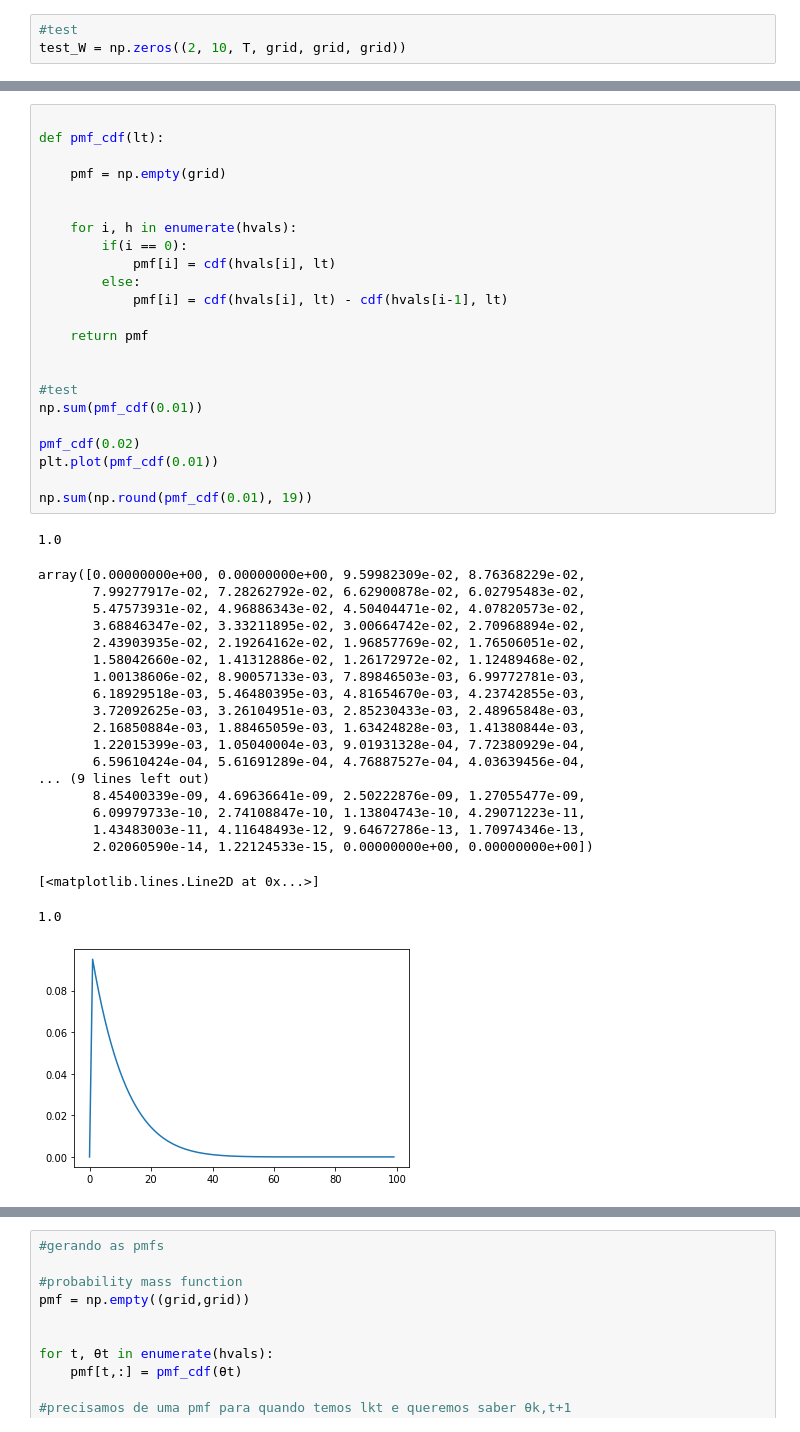
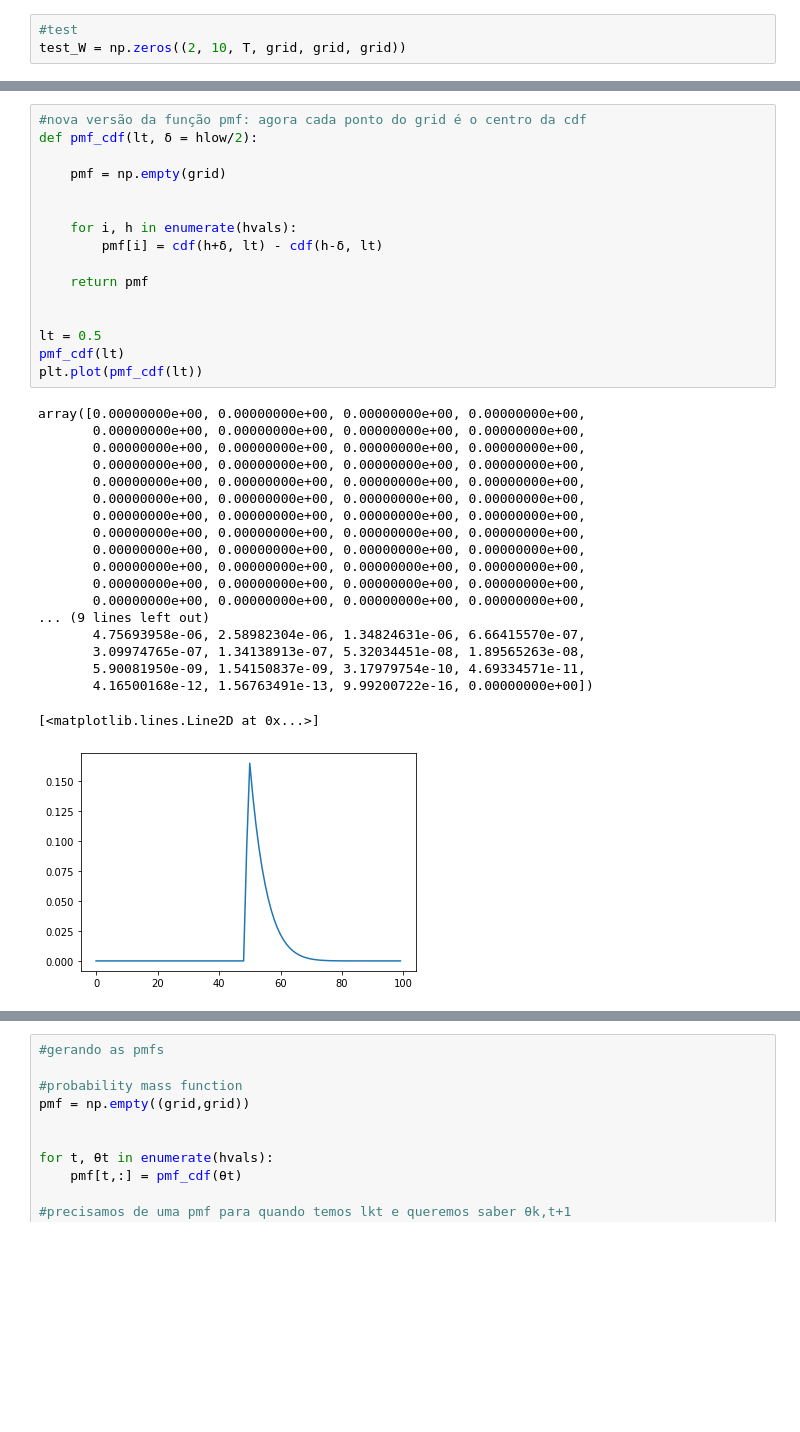
Before and after one commit to jmatheusgpa/Bargaining, a Jupyter notebook: Bellman.ipynb, the cells around one changed output, grey strips where cells are left out. Drawn from its saved outputs; the diff is of its cells as text; blank space fills up the shorter version.

```diff
--- a/Bellman.ipynb
+++ b/Bellman.ipynb
@@ -190,45 +186,36 @@ cdf(1, 0.9)
 # %%
-
-def pmf_cdf(lt):
+#nova versão da função pmf: agora cada ponto do grid é o centro da cdf
+def pmf_cdf(lt, δ = hlow/2):
 
     pmf = np.empty(grid)
 
 
     for i, h in enumerate(hvals):
-        if(i == 0):
-            pmf[i] = cdf(hvals[i], lt)
-        else:
-            pmf[i] = cdf(hvals[i], lt) - cdf(hvals[i-1], lt)
+        pmf[i] = cdf(h+δ, lt) - cdf(h-δ, lt)
 
     return pmf
 
 
-#test
-np.sum(pmf_cdf(0.01))
-
-pmf_cdf(0.02)
-plt.plot(pmf_cdf(0.01))
-
-np.sum(np.round(pmf_cdf(0.01), 19))
+lt = 0.5
+pmf_cdf(lt)
+plt.plot(pmf_cdf(lt))
 # %% [output]
-1.0
+array([0.00000000e+00, 0.00000000e+00, 0.00000000e+00, 0.00000000e+00,
+       0.00000000e+00, 0.00000000e+00, 0.00000000e+00, 0.00000000e+00,
+       0.00000000e+00, 0.00000000e+00, 0.00000000e+00, 0.00000000e+00,
+       0.00000000e+00, 0.00000000e+00, 0.00000000e+00, 0.00000000e+00,
+       0.00000000e+00, 0.00000000e+00, 0.00000000e+00, 0.00000000e+00,
+       0.00000000e+00, 0.00000000e+00, 0.00000000e+00, 0.00000000e+00,
+       0.00000000e+00, 0.00000000e+00, 0.00000000e+00, 0.00000000e+00,
+       0.00000000e+00, 0.00000000e+00, 0.00000000e+00, 0.00000000e+00,
+       0.00000000e+00, 0.00000000e+00, 0.00000000e+00, 0.00000000e+00,
+       0.00000000e+00, 0.00000000e+00, 0.00000000e+00, 0.00000000e+00,
+       0.00000000e+00, 0.00000000e+00, 0.00000000e+00, 0.00000000e+00,
+       0.00000000e+00, 0.00000000e+00, 0.00000000e+00, 0.00000000e+00,
+... (9 lines left out)
+       4.75693958e-06, 2.58982304e-06, 1.34824631e-06, 6.66415570e-07,
+       3.09974765e-07, 1.34138913e-07, 5.32034451e-08, 1.89565263e-08,
+       5.90081950e-09, 1.54150837e-09, 3.17979754e-10, 4.69334571e-11,
+       4.16500168e-12, 1.56763491e-13, 9.99200722e-16, 0.00000000e+00])
-array([0.00000000e+00, 0.00000000e+00, 9.59982309e-02, 8.76368229e-02,
-       7.99277917e-02, 7.28262792e-02, 6.62900878e-02, 6.02795483e-02,
-       5.47573931e-02, 4.96886343e-02, 4.50404471e-02, 4.07820573e-02,
-       3.68846347e-02, 3.33211895e-02, 3.00664742e-02, 2.70968894e-02,
-       2.43903935e-02, 2.19264162e-02, 1.96857769e-02, 1.76506051e-02,
-       1.58042660e-02, 1.41312886e-02, 1.26172972e-02, 1.12489468e-02,
-       1.00138606e-02, 8.90057133e-03, 7.89846503e-03, 6.99772781e-03,
-       6.18929518e-03, 5.46480395e-03, 4.81654670e-03, 4.23742855e-03,
-       3.72092625e-03, 3.26104951e-03, 2.85230433e-03, 2.48965848e-03,
-       2.16850884e-03, 1.88465059e-03, 1.63424828e-03, 1.41380844e-03,
-       1.22015399e-03, 1.05040004e-03, 9.01931328e-04, 7.72380929e-04,
-       6.59610424e-04, 5.61691289e-04, 4.76887527e-04, 4.03639456e-04,
-... (9 lines left out)
-       8.45400339e-09, 4.69636641e-09, 2.50222876e-09, 1.27055477e-09,
-       6.09979733e-10, 2.74108847e-10, 1.13804743e-10, 4.29071223e-11,
-       1.43483003e-11, 4.11648493e-12, 9.64672786e-13, 1.70974346e-13,
-       2.02060590e-14, 1.22124533e-15, 0.00000000e+00, 0.00000000e+00])
+[<matplotlib.lines.Line2D at 0x...>]
-[<matplotlib.lines.Line2D at 0x...>]
-1.0
-[figure, old version]
+[figure, new version]
```
Also changed, not shown: parts of 24 cells of this notebook.
